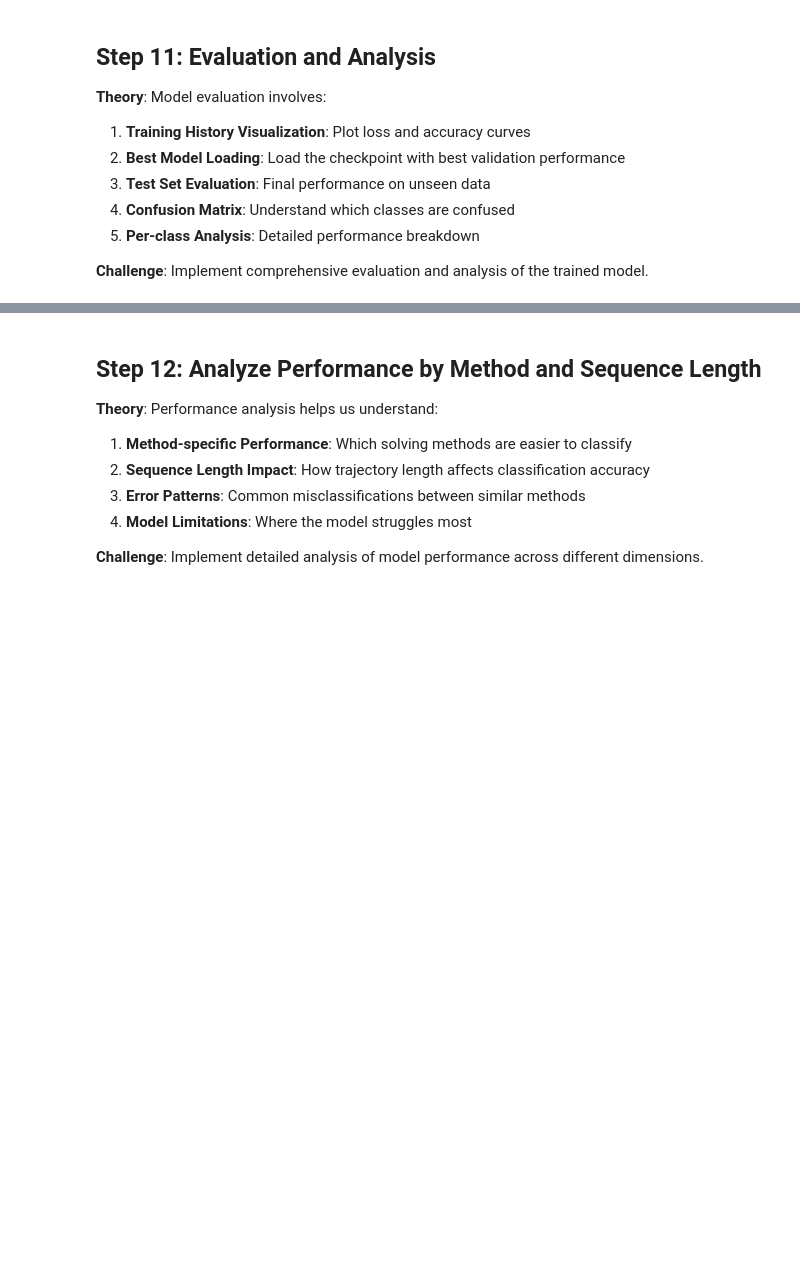
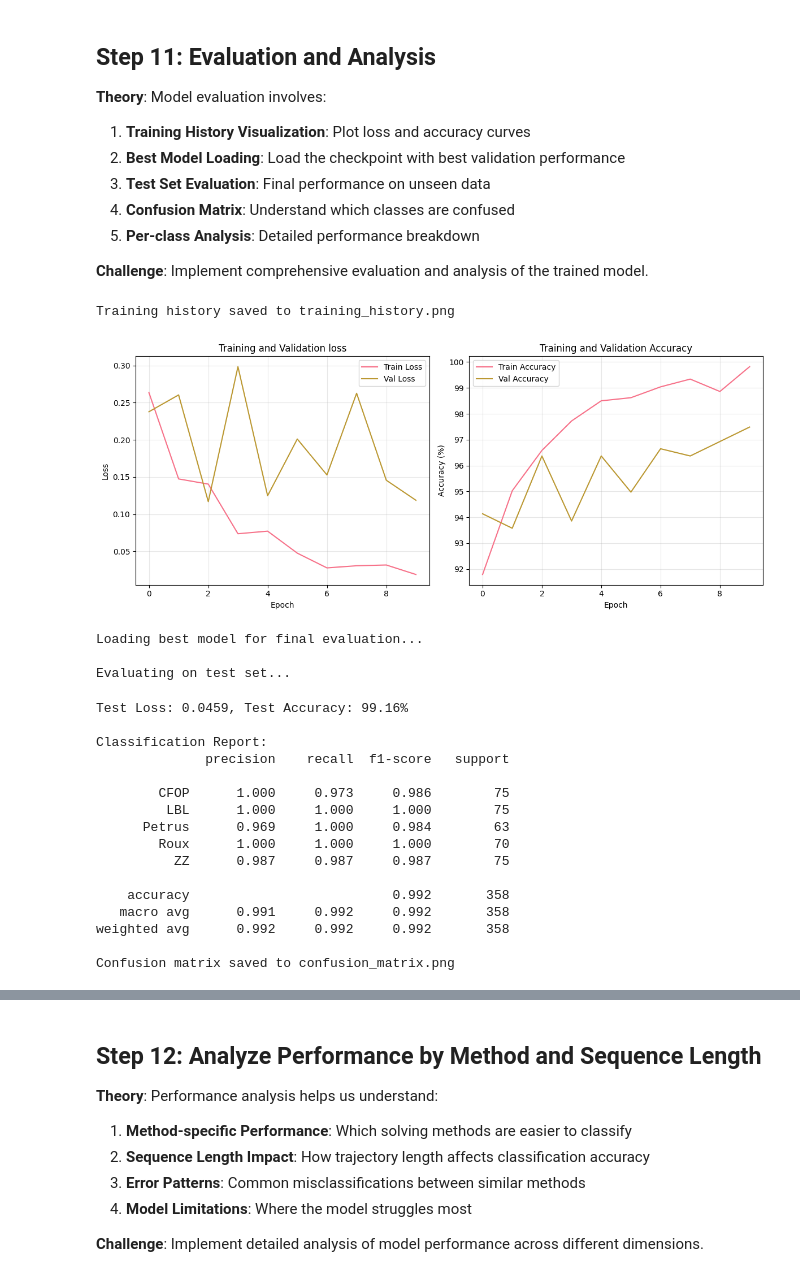
Before and after one commit to therealanonymoose/Rubik-s-AI, a Jupyter notebook: lstm_tutorial.ipynb, the cells around one changed output, grey strips where cells are left out. Drawn from its saved outputs; the diff is of its cells as text; code cells hidden in the pictures; blank space fills up the shorter version.

Commit message:
finished lstm training and evaluation

```diff
--- a/lstm_tutorial.ipynb
+++ b/lstm_tutorial.ipynb
@@ -1362,43 +1476,43 @@ NUM_EPOCHS = 10  # Reduced for demonstration
 
 # TODO: Main training loop
 # HINT: Use range(NUM_EPOCHS) to iterate through epochs
-for epoch in range(_____):
+for epoch in range(NUM_EPOCHS):
     print(f"\n{'='*50}")
     print(f"Epoch {epoch+1}/{NUM_EPOCHS}")
     print(f"Learning rate: {optimizer.param_groups[0]['lr']:.6f}")
 
     # TODO: Train for one epoch
     # HINT: Use the train_epoch function we implemented
-    train_loss, train_acc = _____(model, train_loader, criterion, optimizer, device)
-    train_losses.append(_____)
-    train_accs.append(_____)
+    train_loss, train_acc = train_epoch(model, train_loader, criterion, optimizer, device)
+    train_losses.append(train_loss)
+    train_accs.append(train_acc)
 
     # TODO: Validate
     # HINT: Use the evaluate function, we only need loss and accuracy
-    val_loss, val_acc, _, _ = _____(model, val_loader, criterion, device)
-    val_losses.append(_____)
-    val_accs.append(_____)
+    val_loss, val_acc, _, _ = evaluate(model, val_loader, criterion, device)
+    val_losses.append(val_loss)
+    val_accs.append(val_acc)
 
     # TODO: Update learning rate scheduler
     # HINT: Use scheduler.step() with validation loss
-    scheduler._____(_____)
+    scheduler.step(val_loss)
 
     print(f"\nTrain Loss: {train_loss:.4f}, Train Acc: {train_acc:.2f}%")
     print(f"Val Loss: {val_loss:.4f}, Val Acc: {val_acc:.2f}%")
 
     # TODO: Save best model checkpoint
     # HINT: Compare val_acc with best_val_acc
-    if val_acc > _____:
-        best_val_acc = _____
+    if val_acc > best_val_acc:
+        best_val_acc = val_acc
         # TODO: Save model checkpoint
         # HINT: Use torch.save() with model state dict
         torch.save({
             'epoch': epoch,
-            'model_state_dict': model._____(),  # state_dict
-            'optimizer_state_dict': optimizer._____(),  # state_dict
+            'model_state_dict': model.state_dict(),  # state_dict
+            'optimizer_state_dict': optimizer.state_dict(),  # state_dict
             'val_acc': val_acc,
             'val_loss': val_loss,
-        }, '_____')  # 'best_lstm_model.pth'
+        }, 'best_lstm_model.pth')  # 'best_lstm_model.pth'
         print(f"Saved best model with validation accuracy: {val_acc:.2f}%")
 
     # TODO: Early stopping condition (simplified)
@@ -1432,39 +1615,61 @@ print("\nTraining completed!")
 
 # TODO: Plot training history
 # HINT: Use the plot_training_history function we implemented
-_____(train_losses, val_losses, train_accs, val_accs)
+plot_training_history(train_losses, val_losses, train_accs, val_accs)
 
 # TODO: Load best model for final evaluation
 print("\nLoading best model for final evaluation...")
 # HINT: Use torch.load() to load the checkpoint
-checkpoint = torch._____(_____)  # 'best_lstm_model.pth'
+checkpoint = torch.load('best_lstm_model.pth')  # 'best_lstm_model.pth'
 # TODO: Load the model state dict
 # HINT: Use model.load_state_dict()
-model._____(checkpoint['_____'])  # 'model_state_dict'
+model.load_state_dict(checkpoint['model_state_dict'])  # 'model_state_dict'
 
 # TODO: Final test evaluation
 print("\nEvaluating on test set...")
 # HINT: Use the evaluate function on test_loader
-test_loss, test_acc, test_preds, test_labels = _____(model, test_loader, criterion, device)
+test_loss, test_acc, test_preds, test_labels = evaluate(model, test_loader, criterion, device)
 print(f"Test Loss: {test_loss:.4f}, Test Accuracy: {test_acc:.2f}%")
 
 # TODO: Generate detailed classification report
 print("\nClassification Report:")
 # HINT: Use classification_report from sklearn.metrics
-print(_____(
+print(classification_report(
     test_labels, test_preds,
-    target_names=dataset._____,  # methods
+    target_names=dataset.methods,  # methods
     digits=3
 ))
 
 # TODO: Plot confusion matrix
 # HINT: Use the plot_confusion_matrix function we implemented
-_____(test_labels, test_preds, dataset._____)  # methods
+plot_confusion_matrix(test_labels, test_preds, dataset.methods)  # methods
 
 # EXPECTED OUTPUT:
 # Training history plots displayed
 # Loading best model for final evaluation...
 # Evaluating on test set...
 # Test Loss: ~1.5, Test Accuracy: ~65%
 # Classification Report with precision/recall/f1 for each method
 # Confusion matrix heatmap displayed
+# %% [output]
+Training history saved to training_history.png
+[figure, added]
+Loading best model for final evaluation...
+
+Evaluating on test set...
+Test Loss: 0.0459, Test Accuracy: 99.16%
+
+Classification Report:
+              precision    recall  f1-score   support
+
+        CFOP      1.000     0.973     0.986        75
+         LBL      1.000     1.000     1.000        75
+      Petrus      0.969     1.000     0.984        63
+        Roux      1.000     1.000     1.000        70
+          ZZ      0.987     0.987     0.987        75
+
+    accuracy                          0.992       358
+   macro avg      0.991     0.992     0.992       358
+weighted avg      0.992     0.992     0.992       358
+
+Confusion matrix saved to confusion_matrix.png
```
Also changed, not shown: parts of 21 cells of this notebook.
